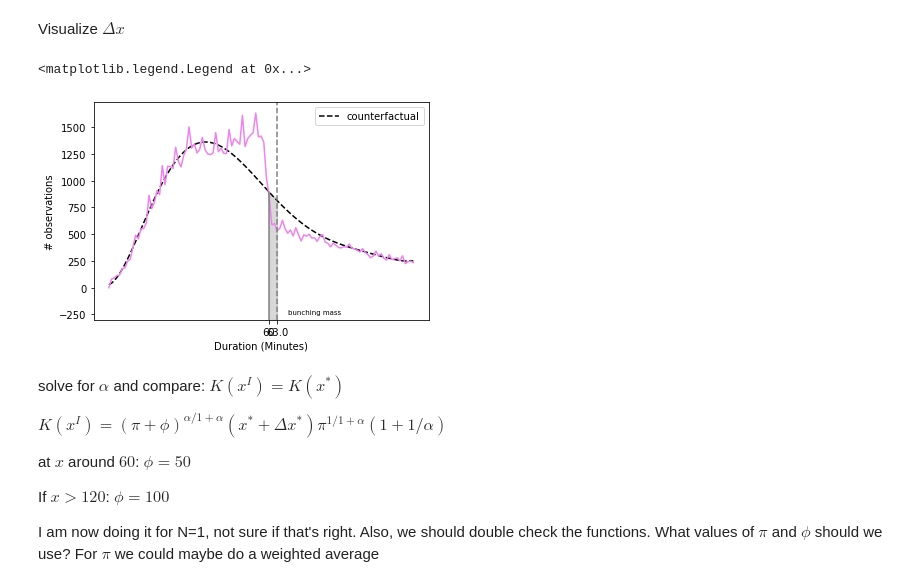
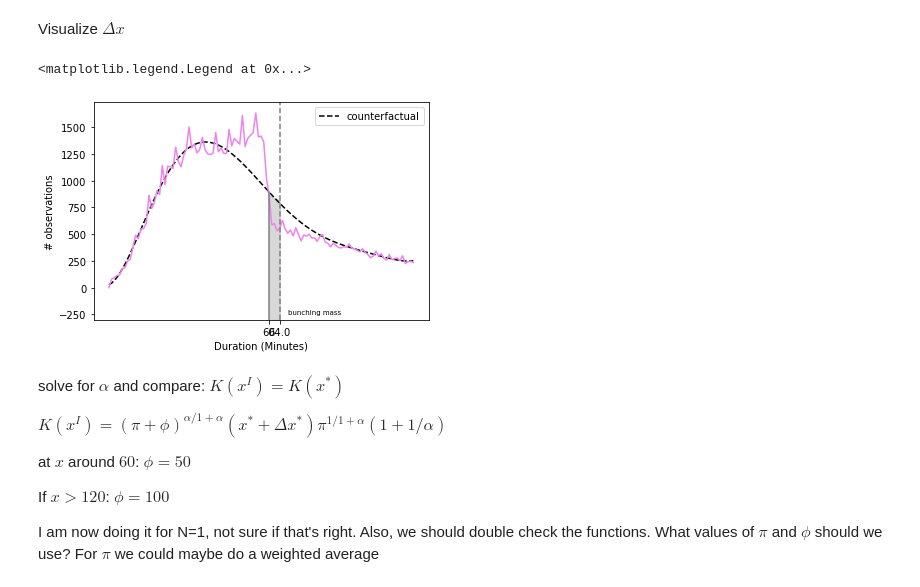
Before and after one commit to paulaleoni/delhi_outages, a Jupyter notebook: src/bunching.ipynb, the cells around one changed output. Cells and saved outputs as stored; diff of their text form; code cells hidden in the pictures.

```diff
--- a/src/bunching.ipynb
+++ b/src/bunching.ipynb
@@ -45,6 +49,10 @@ data = data.loc[data.noofcustomersaffected >= 100]
 
 data.reset_index(drop = True)
 
+# there is probably some rounding issue in unserveredmuduetooutage
+# if it is 0 we replace it with 0.00001
+data.loc[data.unservedmuduetooutage.isna() ,'unservedmuduetooutage'] = 0.00001
+
 
 # keep one firm
 #data = data.loc[data.discom == 'tata',]
@@ -329,24 +342,24 @@ Text(0.5, 0, 'Duration (Minutes)')
 Visualize $\Delta x$
 # %%
 fig, ax = plt.subplots()
-b = np.round(60 + bunch60.get_deltaX())
+b = np.round(60 + bunch60.total_bunch())
 min = -300
 plt.plot(pred60.duration[pred60.duration >= 0], pred60.y_pred[pred60.duration >= 0], color = 'black', linestyle='dashed', label = 'counterfactual')
 plt.plot(pred60.duration, pred60.nobs, color = 'violet')
 plt.plot([60,60], [min,pred60.loc[pred60.duration == 60, 'y_pred'].reset_index(drop=True)[0]], color = 'grey')
 plt.axvline(b,color='grey', linestyle = 'dashed')
 plt.xlabel('Duration (Minutes)')
 plt.ylabel('# observations')
 plt.xticks([60 , b], labels = [60,b])
 plt.ylim(min,pred60.nobs.max()+ 100)
 plt.fill_between(np.linspace(60,b,np.sum((pred60.duration > 60) & (pred60.duration < b))),pred60.y_pred[(pred60.duration > 60) & (pred60.duration < b)], np.repeat(min,np.sum((pred60.duration > 60) & (pred60.duration < b))), alpha = .3, color = 'grey')
 plt.annotate('bunching mass', xy = (67,min + 50), size = 7)
 plt.legend()
 
 #fig.savefig('xdensity.png',dpi=120, format='png')
 # %% [output]
 <matplotlib.legend.Legend at 0x...>
-[figure, old version]
+[figure, new version]
 # %% [markdown]
 solve for $\alpha$ and compare: $K(x^I) = K(x^*)$
 
```
Also changed, not shown: parts of 22 cells of this notebook, 1 other file.
